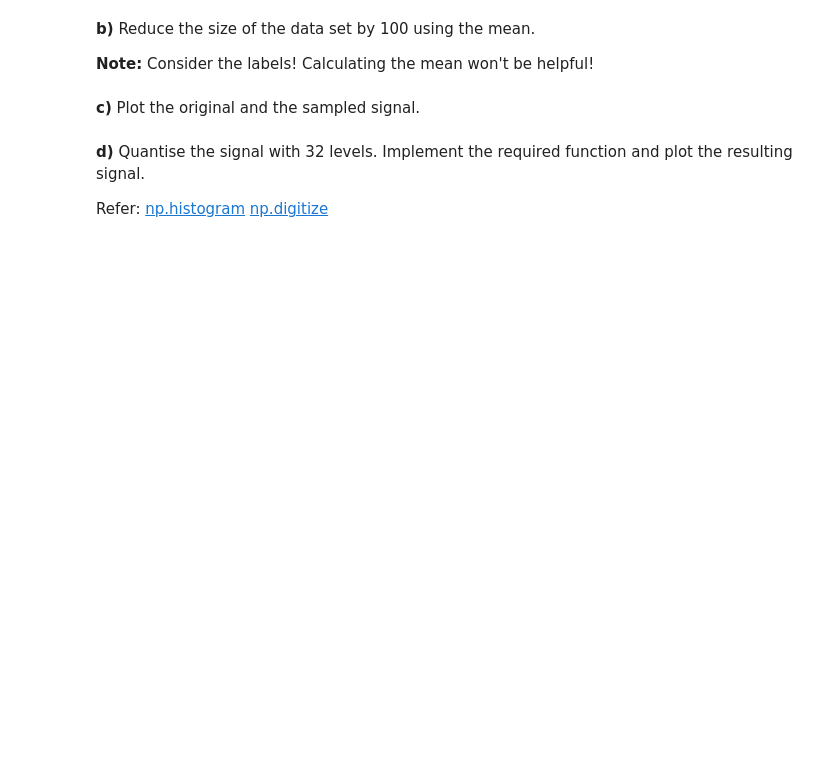
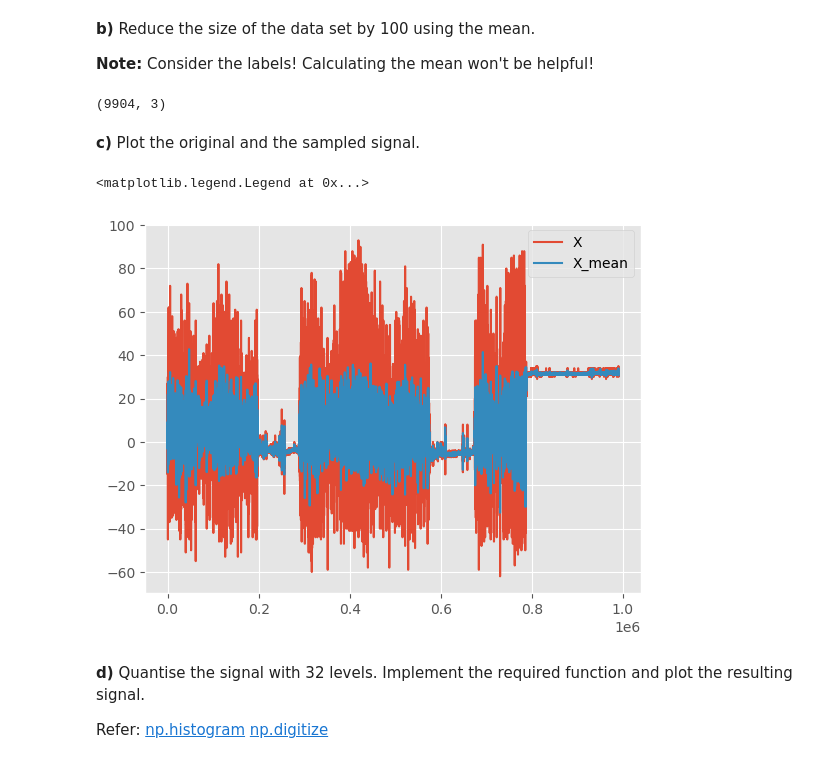
Before and after one commit to KlaraGtknst/TSDM_WS23_34, a Jupyter notebook: Exercise_02_preprocessing.ipynb, the cells around one changed output. Saved outputs shown, nothing was run; the diff lists cells and outputs as text; code cells hidden in the pictures; blank space fills up the shorter version.

```diff
--- a/Exercise_02_preprocessing.ipynb
+++ b/Exercise_02_preprocessing.ipynb
@@ -228,7 +245,6 @@ def preprocess_raw(Xraw):
     ========
     X,y : ndarray with shape (n,3) [X, Y, Z] and labels
     """
-    y = Xraw['Label'].astype('category').
-    .codes.values
+    y = Xraw['Label'].astype('category').cat.codes.values
     X = Xraw[['X','Y','Z']].values
     return X,y
@@ -238,0 +251,6 @@ def preprocess_raw(Xraw):
+# %%
+csv = pd.read_csv('data/activity_u1/u1_s1_rechts.csv', sep=',', header=1)
+print(csv)
+preprocessed = preprocess_raw(csv)
+print(np.unique(preprocessed[1]))
+print(preprocessed[0].shape)
@@ -247,2 +278,8 @@ def preprocess_raw(Xraw):
+# %%
+mean_signal = np.array([np.mean(preprocessed[0][i*100:(i+1)*100], axis=0) for i in range(len(preprocessed[0])//100)])
+print(mean_signal.shape)
+labels = np.array([np.median(preprocessed[1][i*100:(i+1)*100], axis=0) for i in range(len(preprocessed[1])//100)])
+# %% [output]
+(9904, 3)
 # %% [markdown]
 **c)** Plot the original and the sampled signal.
@@ -253,3 +286,12 @@ def preprocess_raw(Xraw):
+# %%
+plt.figure()
+plt.plot(preprocessed[0][:,0], label='X')
+plt.plot(np.arange(0, len(preprocessed[0]), 100), mean_signal[:,0], label='X_mean')
+#plt.xlim(0, 250)
+plt.legend()
+# %% [output]
+<matplotlib.legend.Legend at 0x...>
+[figure, added]
 # %% [markdown]
 **d)** Quantise the signal with 32 levels. Implement the required function and plot the resulting signal.
 
```
Also changed, not shown: parts of 33 cells of this notebook, 1 other file.
